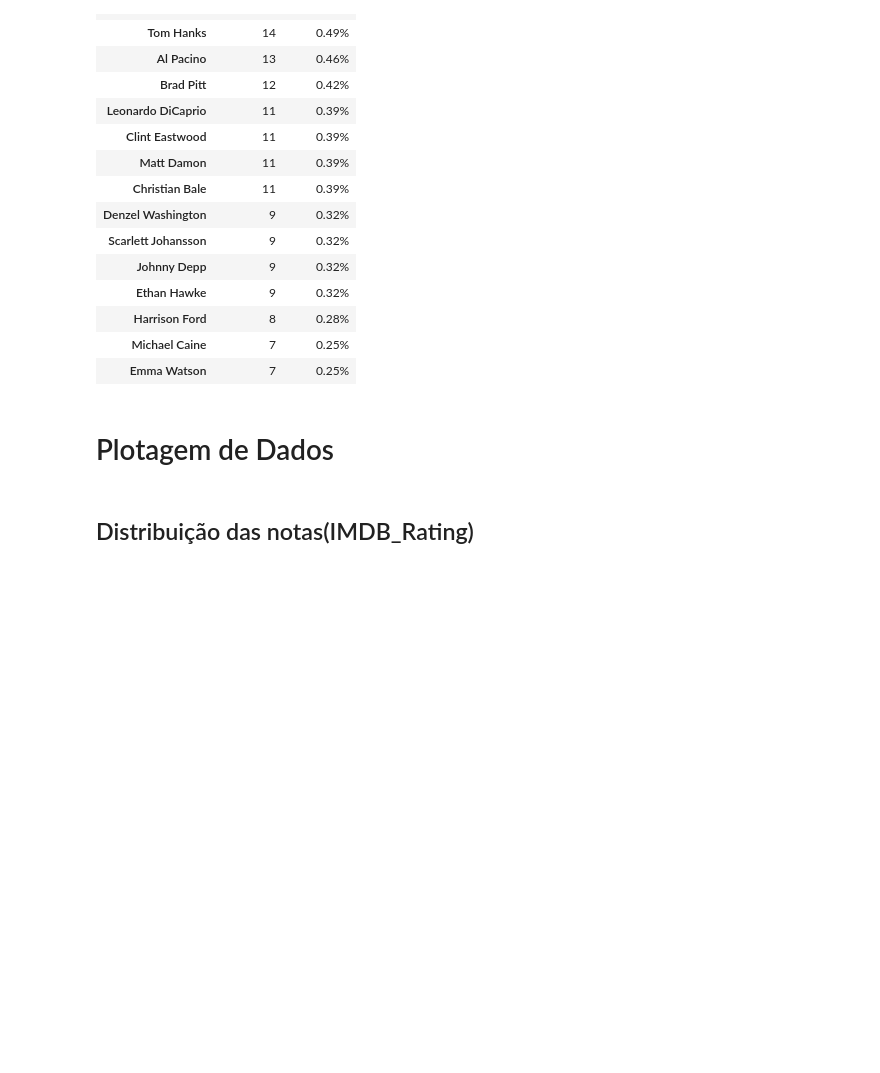
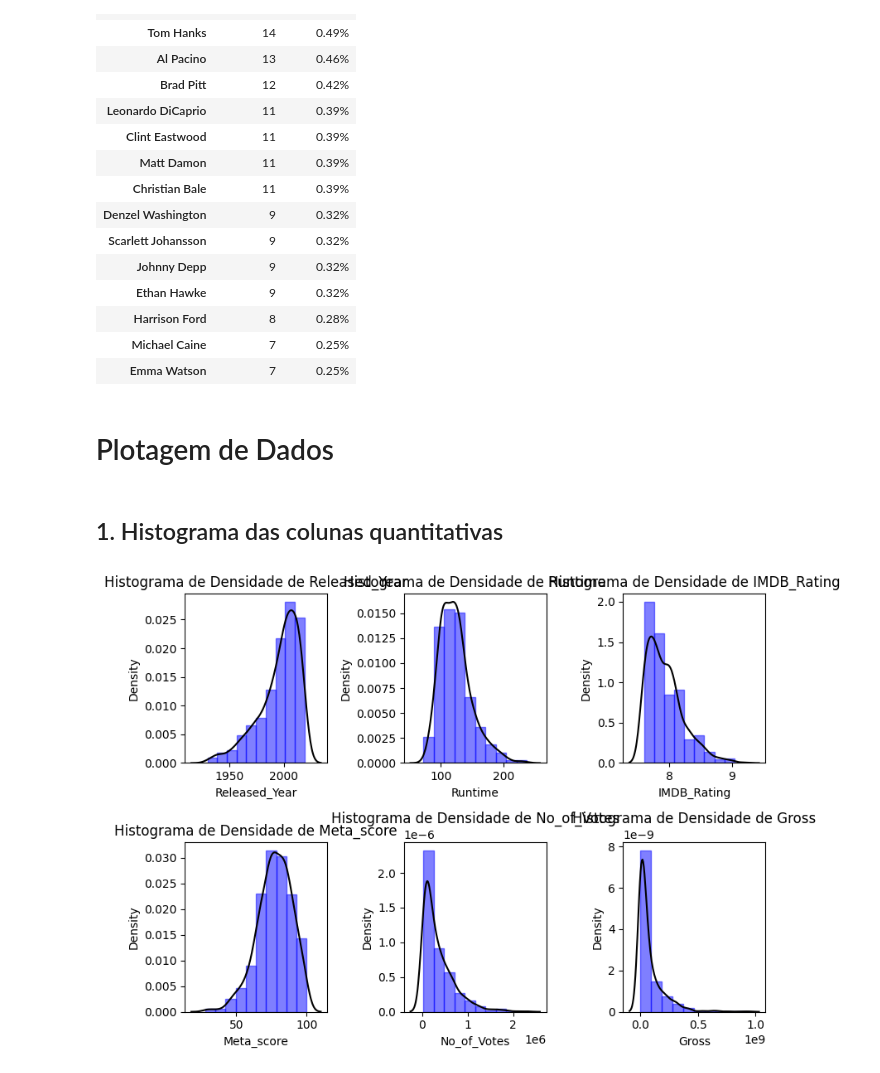
Before and after one commit to rodrigosena17/LH_CD_RodrigoSena, a Jupyter notebook: Jupyter Notebook/LH_CD_RodrigoSena.ipynb, the cells around one changed output. Drawn from its saved outputs; the diff is of its cells as text; code cells hidden in the pictures; blank space fills up the shorter version.

```diff
--- a/Jupyter Notebook/LH_CD_RodrigoSena.ipynb
+++ b/Jupyter Notebook/LH_CD_RodrigoSena.ipynb
@@ -314,5 +314,19 @@ frequencia_stars.iloc[:15]
 | Emma Watson | 7 | 0.25% |
 # %% [markdown]
 # Plotagem de Dados
-# %% [markdown]
-## Distribuição das notas(IMDB_Rating)
+# %% [markdown]
+## 1. Histograma das colunas quantitativas
+# %%
+# Plotando histogramas para fazer a visualização grafica da distribuição de densidade de cada coluna quantitativa do dataset
+plt.figure(figsize=(8,6))
+for n, column in enumerate(colunas_quantitativas, start=1):
+    plt.subplot(2,3,n)
+    plt.hist(data = df, x = column, color='blue', histtype='bar', rwidth=2, edgecolor='blue', density=True, alpha=.5)
+    sns.kdeplot(df[column], color='black')
+    plt.title(f'Histograma de Densidade de {column}')
+    plt.xlabel(column)
+plt.tight_layout()
+plt.savefig('../resultados/Histogramas.png')
+plt.show()
+# %% [output]
+[figure, added]
```
Also changed, not shown: parts of 21 cells of this notebook, 9 other files.
